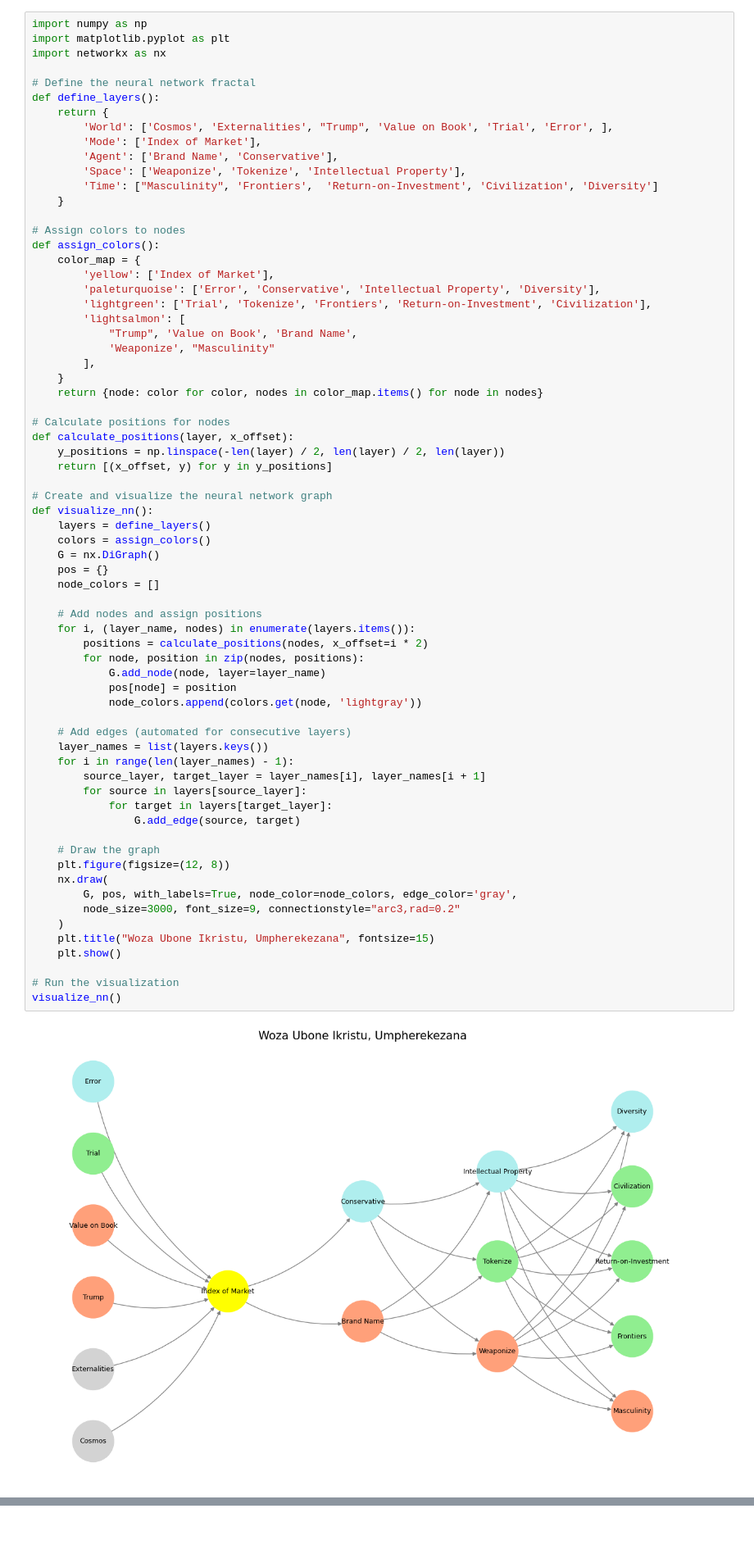
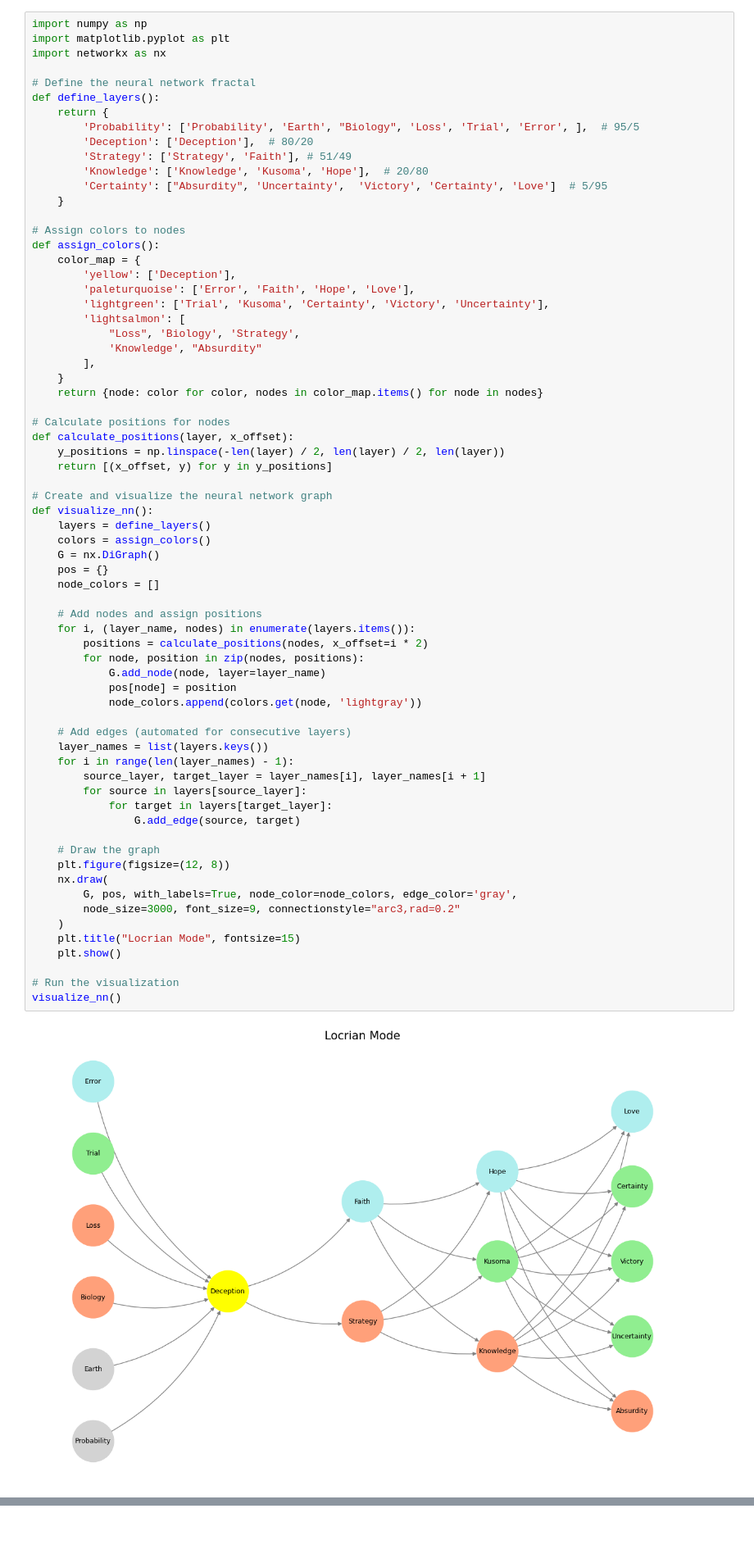
Before and after one commit to abikesa/oil, a Jupyter notebook: kitabo/ensi/_build/jupyter_execute/act3/part3/part3_2.ipynb, the cells around one changed output, grey strips where cells are left out. Shown at 82% size. Saved outputs shown, nothing was run; the diff lists cells and outputs as text.

Commit message:
locrian mode

````diff
--- a/kitabo/ensi/_build/jupyter_execute/act3/part3/part3_2.ipynb
+++ b/kitabo/ensi/_build/jupyter_execute/act3/part3/part3_2.ipynb
@@ -20,22 +38,22 @@ import networkx as nx
 # Define the neural network fractal
 def define_layers():
     return {
-        'World': ['Cosmos', 'Externalities', "Trump", 'Value on Book', 'Trial', 'Error', ],
-        'Mode': ['Index of Market'],
-        'Agent': ['Brand Name', 'Conservative'],
-        'Space': ['Weaponize', 'Tokenize', 'Intellectual Property'],
-        'Time': ["Masculinity", 'Frontiers',  'Return-on-Investment', 'Civilization', 'Diversity']
+        'Probability': ['Probability', 'Earth', "Biology", 'Loss', 'Trial', 'Error', ],  # 95/5
+        'Deception': ['Deception'],  # 80/20
+        'Strategy': ['Strategy', 'Faith'], # 51/49
+        'Knowledge': ['Knowledge', 'Kusoma', 'Hope'],  # 20/80
+        'Certainty': ["Absurdity", 'Uncertainty',  'Victory', 'Certainty', 'Love']  # 5/95
     }
 
 # Assign colors to nodes
 def assign_colors():
     color_map = {
-        'yellow': ['Index of Market'],
-        'paleturquoise': ['Error', 'Conservative', 'Intellectual Property', 'Diversity'],
-        'lightgreen': ['Trial', 'Tokenize', 'Frontiers', 'Return-on-Investment', 'Civilization'],
+        'yellow': ['Deception'],
+        'paleturquoise': ['Error', 'Faith', 'Hope', 'Love'],
+        'lightgreen': ['Trial', 'Kusoma', 'Certainty', 'Victory', 'Uncertainty'],
         'lightsalmon': [
-            "Trump", 'Value on Book', 'Brand Name',
-            'Weaponize', "Masculinity"
+            "Loss", 'Biology', 'Strategy',
+            'Knowledge', "Absurdity"
         ],
     }
     return {node: color for color, nodes in color_map.items() for node in nodes}
@@ -53,35 +71,35 @@ def visualize_nn():
     pos = {}
     node_colors = []
 
     # Add nodes and assign positions
     for i, (layer_name, nodes) in enumerate(layers.items()):
         positions = calculate_positions(nodes, x_offset=i * 2)
         for node, position in zip(nodes, positions):
             G.add_node(node, layer=layer_name)
             pos[node] = position
             node_colors.append(colors.get(node, 'lightgray'))
 
     # Add edges (automated for consecutive layers)
     layer_names = list(layers.keys())
     for i in range(len(layer_names) - 1):
         source_layer, target_layer = layer_names[i], layer_names[i + 1]
         for source in layers[source_layer]:
             for target in layers[target_layer]:
                 G.add_edge(source, target)
 
     # Draw the graph
     plt.figure(figsize=(12, 8))
     nx.draw(
         G, pos, with_labels=True, node_color=node_colors, edge_color='gray',
         node_size=3000, font_size=9, connectionstyle="arc3,rad=0.2"
     )
-    plt.title("Woza Ubone Ikristu, Umpherekezana", fontsize=15)
+    plt.title("Locrian Mode", fontsize=15)
     plt.show()
 
 # Run the visualization
 visualize_nn()
 # %% [output]
-[figure, old version]
+[figure, new version]
 # %% [markdown]
 ```{figure} ../../figures/blanche.*
 ---
````
Also changed, not shown: parts of 2 cells of this notebook, 6 other files.
